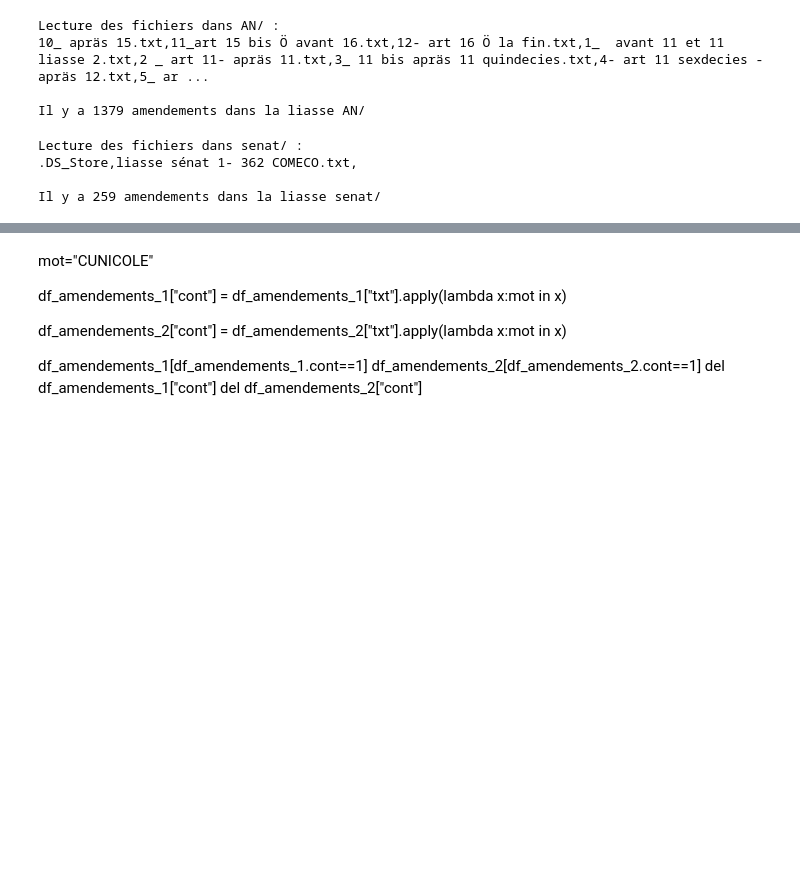
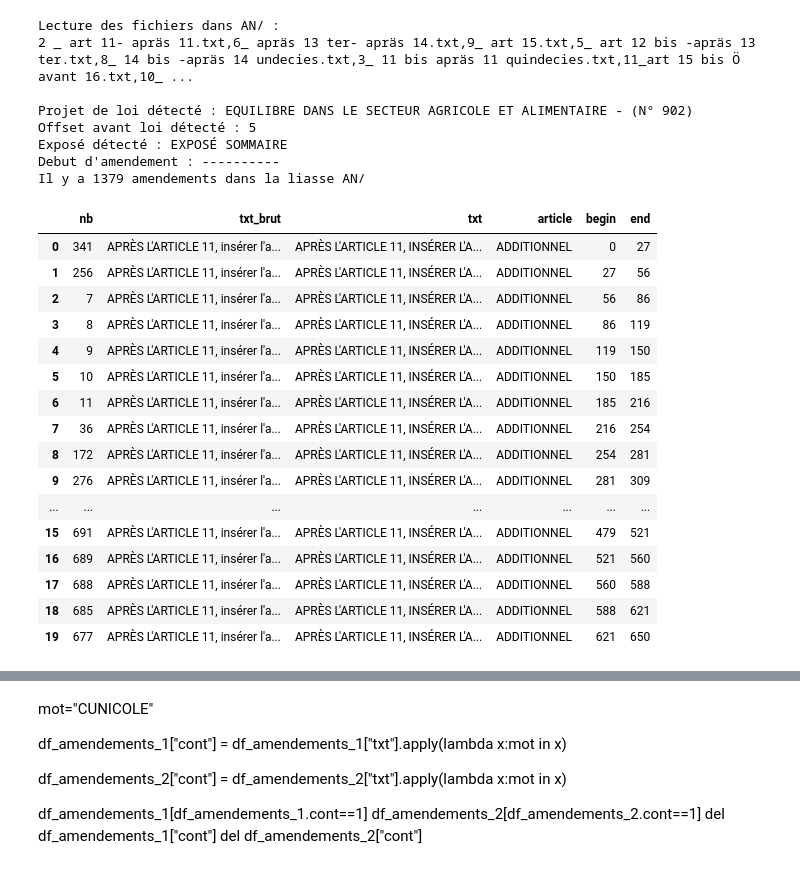
Before and after one commit to ericlajoie/parsing_amendements, a Jupyter notebook: amendements.ipynb, the cells around one changed output, grey strips where cells are left out. Saved outputs shown, nothing was run; the diff lists cells and outputs as text; code cells hidden in the pictures; blank space fills up the shorter version.

```diff
--- a/amendements.ipynb
+++ b/amendements.ipynb
@@ -154,16 +94,0 @@ class Liasse:
-# %%
-liasse_AN = Liasse("AN/", "EQUILIBRE DANS LE SECTEUR AGRICOLE ET ALIMENTAIRE", 5, \
-                  "----------", 3, "EXPOS")
-# %% [output]
-Lecture des fichiers dans AN/ :
-10_ apräs 15.txt,11_art 15 bis Ö avant 16.txt,12- art 16 Ö la fin.txt,1_  avant 11 et 11 liasse 2.txt,2 _ art 11- apräs 11.txt,3_ 11 bis apräs 11 quindecies.txt,4- art 11 sexdecies -apräs 12.txt,5_ ar ...
-
-Il y a 1379 amendements dans la liasse AN/
-# %%
-liasse_senat = Liasse("senat/", "Relations commerciales dans le secteur agricole et alimentaire", 2, \
-                  "présenté par", 9, "Objet")
-# %% [output]
-Lecture des fichiers dans senat/ :
-.DS_Store,liasse sénat 1- 362 COMECO.txt,
-
-Il y a 259 amendements dans la liasse senat/
@@ -170 +207,30 @@ Il y a 259 amendements dans la liasse senat/
+# %%
+liasse_AN = Liasse("AN/")
+liasse_AN.df_amendements.head(20)
+# %% [output]
+Lecture des fichiers dans AN/ :
+2 _ art 11- apräs 11.txt,6_ apräs 13 ter- apräs 14.txt,9_ art 15.txt,5_ art 12 bis -apräs 13 ter.txt,8_ 14 bis -apräs 14 undecies.txt,3_ 11 bis apräs 11 quindecies.txt,11_art 15 bis Ö avant 16.txt,10_ ...
+
+Projet de loi détecté : EQUILIBRE DANS LE SECTEUR AGRICOLE ET ALIMENTAIRE - (N° 902)
+Offset avant loi détecté : 5
+Exposé détecté : EXPOSÉ SOMMAIRE
+Debut d'amendement : ----------
+Il y a 1379 amendements dans la liasse AN/
+|  | nb | txt_brut | txt | article | begin | end |
+| 0 | 341 | APRÈS L'ARTICLE 11, insérer l'a... | APRÈS L'ARTICLE 11, INSÉRER L'A... | ADDITIONNEL | 0 | 27 |
+| 1 | 256 | APRÈS L'ARTICLE 11, insérer l'a... | APRÈS L'ARTICLE 11, INSÉRER L'A... | ADDITIONNEL | 27 | 56 |
+| 2 | 7 | APRÈS L'ARTICLE 11, insérer l'a... | APRÈS L'ARTICLE 11, INSÉRER L'A... | ADDITIONNEL | 56 | 86 |
+| 3 | 8 | APRÈS L'ARTICLE 11, insérer l'a... | APRÈS L'ARTICLE 11, INSÉRER L'A... | ADDITIONNEL | 86 | 119 |
+| 4 | 9 | APRÈS L'ARTICLE 11, insérer l'a... | APRÈS L'ARTICLE 11, INSÉRER L'A... | ADDITIONNEL | 119 | 150 |
+| 5 | 10 | APRÈS L'ARTICLE 11, insérer l'a... | APRÈS L'ARTICLE 11, INSÉRER L'A... | ADDITIONNEL | 150 | 185 |
+| 6 | 11 | APRÈS L'ARTICLE 11, insérer l'a... | APRÈS L'ARTICLE 11, INSÉRER L'A... | ADDITIONNEL | 185 | 216 |
+| 7 | 36 | APRÈS L'ARTICLE 11, insérer l'a... | APRÈS L'ARTICLE 11, INSÉRER L'A... | ADDITIONNEL | 216 | 254 |
+| 8 | 172 | APRÈS L'ARTICLE 11, insérer l'a... | APRÈS L'ARTICLE 11, INSÉRER L'A... | ADDITIONNEL | 254 | 281 |
+| 9 | 276 | APRÈS L'ARTICLE 11, insérer l'a... | APRÈS L'ARTICLE 11, INSÉRER L'A... | ADDITIONNEL | 281 | 309 |
+| ... | ... | ... | ... | ... | ... | ... |
+| 15 | 691 | APRÈS L'ARTICLE 11, insérer l'a... | APRÈS L'ARTICLE 11, INSÉRER L'A... | ADDITIONNEL | 479 | 521 |
+| 16 | 689 | APRÈS L'ARTICLE 11, insérer l'a... | APRÈS L'ARTICLE 11, INSÉRER L'A... | ADDITIONNEL | 521 | 560 |
+| 17 | 688 | APRÈS L'ARTICLE 11, insérer l'a... | APRÈS L'ARTICLE 11, INSÉRER L'A... | ADDITIONNEL | 560 | 588 |
+| 18 | 685 | APRÈS L'ARTICLE 11, insérer l'a... | APRÈS L'ARTICLE 11, INSÉRER L'A... | ADDITIONNEL | 588 | 621 |
+| 19 | 677 | APRÈS L'ARTICLE 11, insérer l'a... | APRÈS L'ARTICLE 11, INSÉRER L'A... | ADDITIONNEL | 621 | 650 |
 # %%
```
Also changed, not shown: parts of 7 cells of this notebook.
